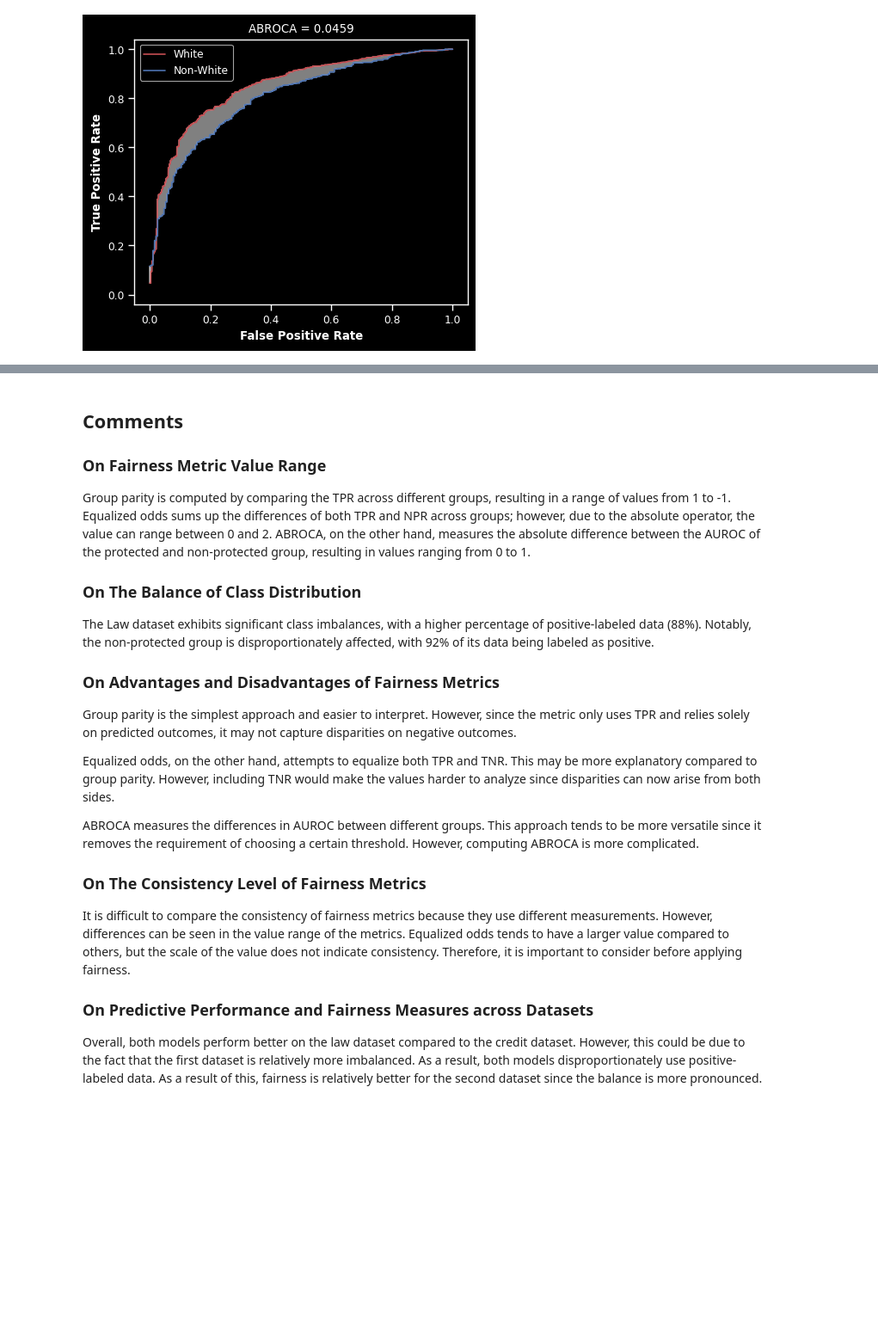
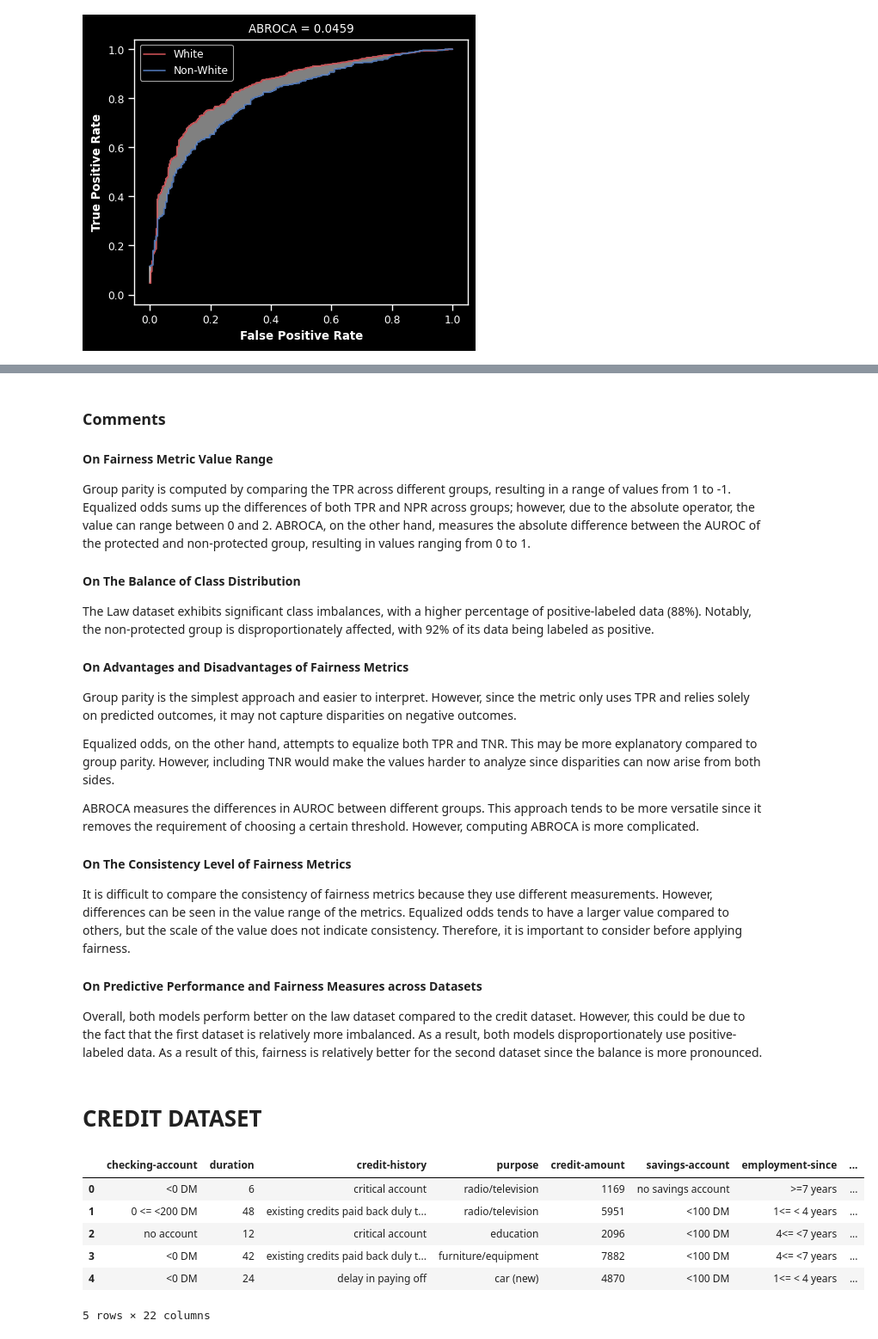
Before and after one commit to bramantyois/qa_ai, a Jupyter notebook: notebook/on_law_dataset.ipynb, the cells around one changed output, grey strips where cells are left out. Shown at 86% size. Saved outputs shown, nothing was run; the diff lists cells and outputs as text; code cells hidden in the pictures; blank space fills up the shorter version.

```diff
--- a/notebook/on_law_dataset.ipynb
+++ b/notebook/on_law_dataset.ipynb
@@ -390,17 +395,32 @@ Comparing fairness metrics, both group parity and ABROCA indicate that logistic
 Both models appear to have low true negative rates (TNR), indicating that they were optimized to predict positive classes. To improve this, one option is to decrease the threshold. Additionally, different threshold values can be applied to each group, allowing for fairness to be maintained at the expense of accuracy.
 # %% [markdown]
-## Comments
-### On Fairness Metric Value Range
+### Comments
+#### On Fairness Metric Value Range
 Group parity is computed by comparing the TPR across different groups, resulting in a range of values from 1 to -1. Equalized odds sums up the differences of both TPR and NPR across groups; however, due to the absolute operator, the value can range between 0 and 2. ABROCA, on the other hand, measures the absolute difference between the AUROC of the protected and non-protected group, resulting in values ranging from 0 to 1.
-###  On The Balance of Class Distribution
+####  On The Balance of Class Distribution
 The Law dataset exhibits significant class imbalances, with a higher percentage of positive-labeled data (88%). Notably, the non-protected group is disproportionately affected, with 92% of its data being labeled as positive.
-### On Advantages and Disadvantages of Fairness Metrics
+#### On Advantages and Disadvantages of Fairness Metrics
 Group parity is the simplest approach and easier to interpret. However, since the metric only uses TPR and relies solely on predicted outcomes, it may not capture disparities on negative outcomes.
 
 Equalized odds, on the other hand, attempts to equalize both TPR and TNR. This may be more explanatory compared to group parity. However, including TNR would make the values harder to analyze since disparities can now arise from both sides.
 
 ABROCA measures the differences in AUROC between different groups. This approach tends to be more versatile since it removes the requirement of choosing a certain threshold. However, computing ABROCA is more complicated.
-### On The Consistency Level of Fairness Metrics
+#### On The Consistency Level of Fairness Metrics
 It is difficult to compare the consistency of fairness metrics because they use different measurements. However, differences can be seen in the value range of the metrics. Equalized odds tends to have a larger value compared to others, but the scale of the value does not indicate consistency. Therefore, it is important to consider before applying fairness.
-### On Predictive Performance and Fairness Measures across Datasets
+#### On Predictive Performance and Fairness Measures across Datasets
 Overall, both models perform better on the law dataset compared to the credit dataset. However, this could be due to the fact that the first dataset is relatively more imbalanced. As a result, both models disproportionately use positive-labeled data. As a result of this, fairness is relatively better for the second dataset since the balance is more pronounced.
+# %% [markdown]
+# CREDIT DATASET
+# %%
+data_path = 'data/Homework3_dataset_credit.csv'
+data_df = pd.read_csv(data_path)
+
+data_df.head()
+# %% [output]
+|  | checking-account | duration | credit-history | purpose | credit-amount | savings-account | employment-since | ... |
+| 0 | <0 DM | 6 | critical account | radio/television | 1169 | no savings account | >=7 years | ... |
+| 1 | 0 <= <200 DM | 48 | existing credits paid back duly t... | radio/television | 5951 | <100 DM | 1<= < 4 years | ... |
+| 2 | no account | 12 | critical account | education | 2096 | <100 DM | 4<= <7 years | ... |
+| 3 | <0 DM | 42 | existing credits paid back duly t... | furniture/equipment | 7882 | <100 DM | 4<= <7 years | ... |
+| 4 | <0 DM | 24 | delay in paying off | car (new) | 4870 | <100 DM | 1<= < 4 years | ... |
+5 rows × 22 columns
```
Also changed, not shown: parts of 44 cells of this notebook, 3 other files.
